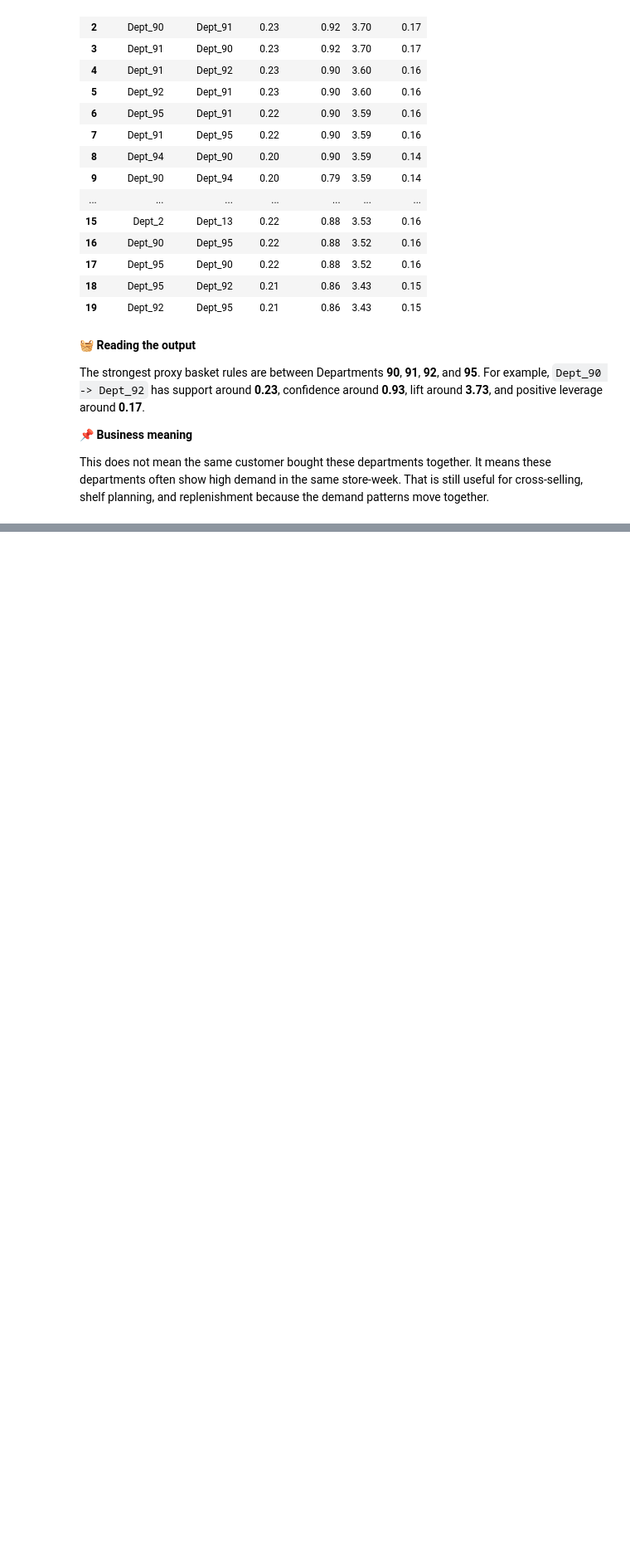
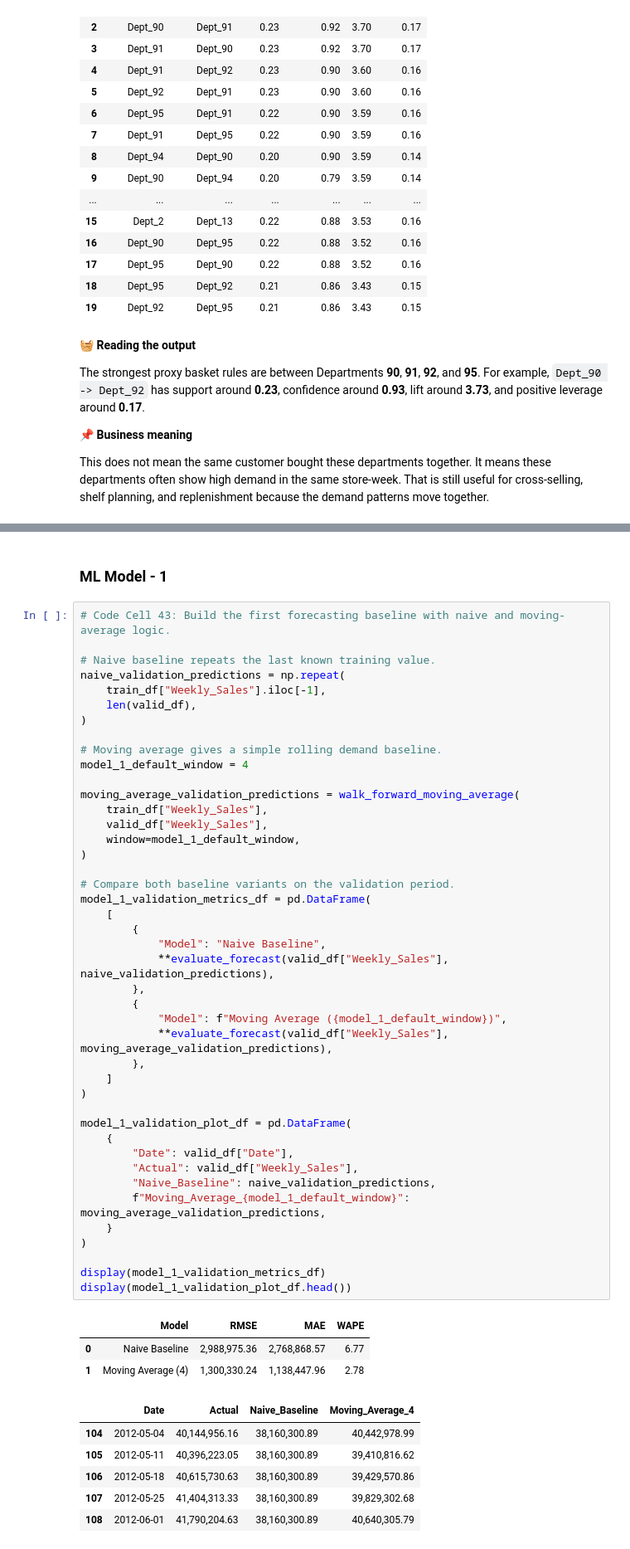
Before and after one commit to I-AM-PRASHANT-VERMA/Almabetter---Integrated-Retail-Analytics-for-Store-Optimization-, a Jupyter notebook: Integrated Retail Analytics for Store Optimization.ipynb, the cells around one changed output, grey strips where cells are left out. Shown at 83% size. Drawn from its saved outputs; the diff is of its cells as text; blank space fills up the shorter version.

```diff
--- a/Integrated Retail Analytics for Store Optimization.ipynb
+++ b/Integrated Retail Analytics for Store Optimization.ipynb
@@ -2583,0 +2586,55 @@ This does not mean the same customer bought these departments together. It means
+# %% [markdown]
+### ML Model - 1
+# %%
+# Code Cell 43: Build the first forecasting baseline with naive and moving-average logic.
+
+# Naive baseline repeats the last known training value.
+naive_validation_predictions = np.repeat(
+    train_df["Weekly_Sales"].iloc[-1],
+    len(valid_df),
+)
+
+# Moving average gives a simple rolling demand baseline.
+model_1_default_window = 4
+
+moving_average_validation_predictions = walk_forward_moving_average(
+    train_df["Weekly_Sales"],
+    valid_df["Weekly_Sales"],
+    window=model_1_default_window,
+)
+
+# Compare both baseline variants on the validation period.
+model_1_validation_metrics_df = pd.DataFrame(
+    [
+        {
+            "Model": "Naive Baseline",
+            **evaluate_forecast(valid_df["Weekly_Sales"], naive_validation_predictions),
+        },
+        {
+            "Model": f"Moving Average ({model_1_default_window})",
+            **evaluate_forecast(valid_df["Weekly_Sales"], moving_average_validation_predictions),
+        },
+    ]
+)
+
+model_1_validation_plot_df = pd.DataFrame(
+    {
+        "Date": valid_df["Date"],
+        "Actual": valid_df["Weekly_Sales"],
+        "Naive_Baseline": naive_validation_predictions,
+        f"Moving_Average_{model_1_default_window}": moving_average_validation_predictions,
+    }
+)
+
+display(model_1_validation_metrics_df)
+display(model_1_validation_plot_df.head())
+# %% [output]
+|  | Model | RMSE | MAE | WAPE |
+| 0 | Naive Baseline | 2,988,975.36 | 2,768,868.57 | 6.77 |
+| 1 | Moving Average (4) | 1,300,330.24 | 1,138,447.96 | 2.78 |
+|  | Date | Actual | Naive_Baseline | Moving_Average_4 |
+| 104 | 2012-05-04 | 40,144,956.16 | 38,160,300.89 | 40,442,978.99 |
+| 105 | 2012-05-11 | 40,396,223.05 | 38,160,300.89 | 39,410,816.62 |
+| 106 | 2012-05-18 | 40,615,730.63 | 38,160,300.89 | 39,429,570.86 |
+| 107 | 2012-05-25 | 41,404,313.33 | 38,160,300.89 | 39,829,302.68 |
+| 108 | 2012-06-01 | 41,790,204.63 | 38,160,300.89 | 40,640,305.79 |
```
Also changed, not shown: parts of 39 cells of this notebook.
